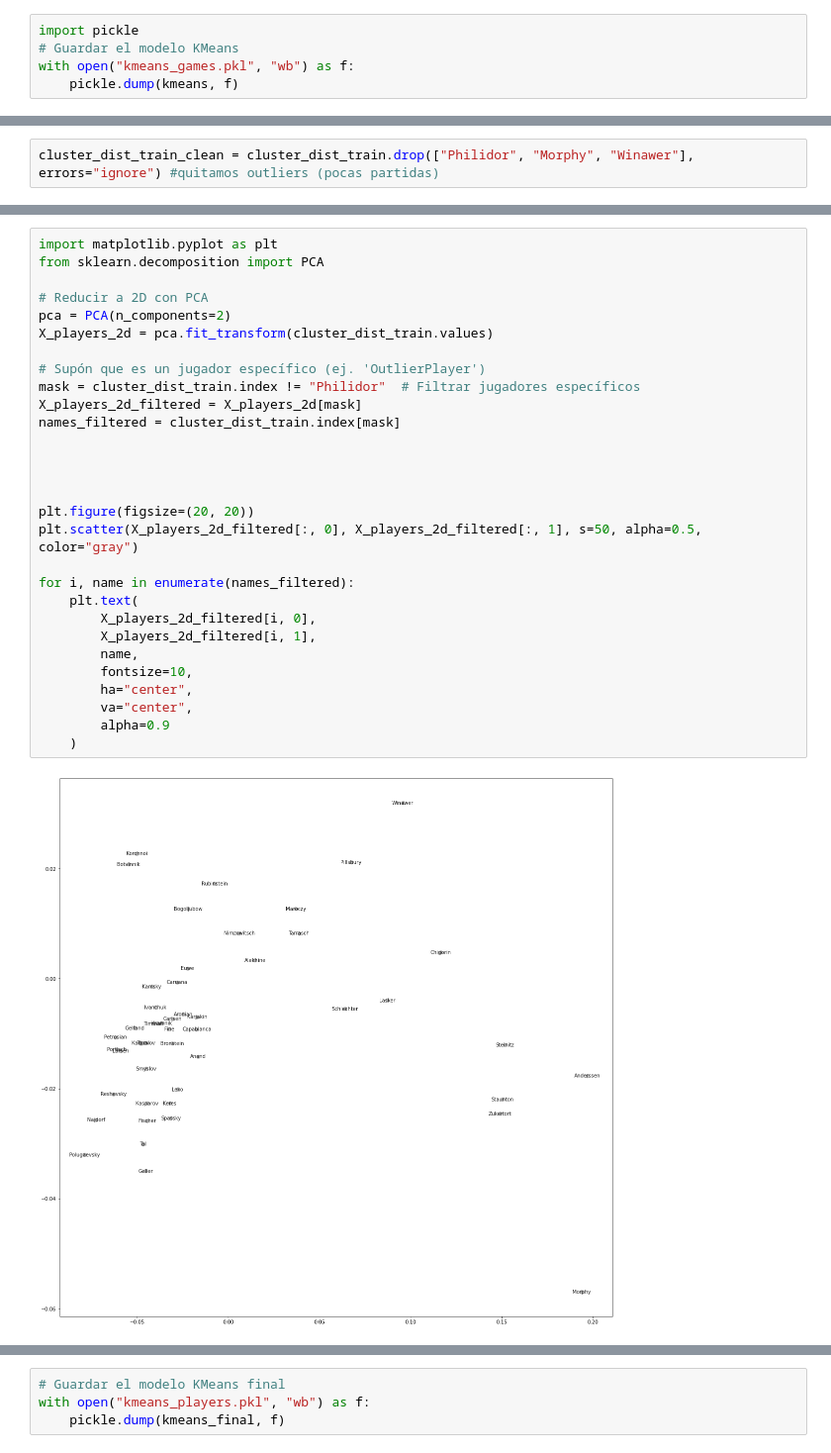
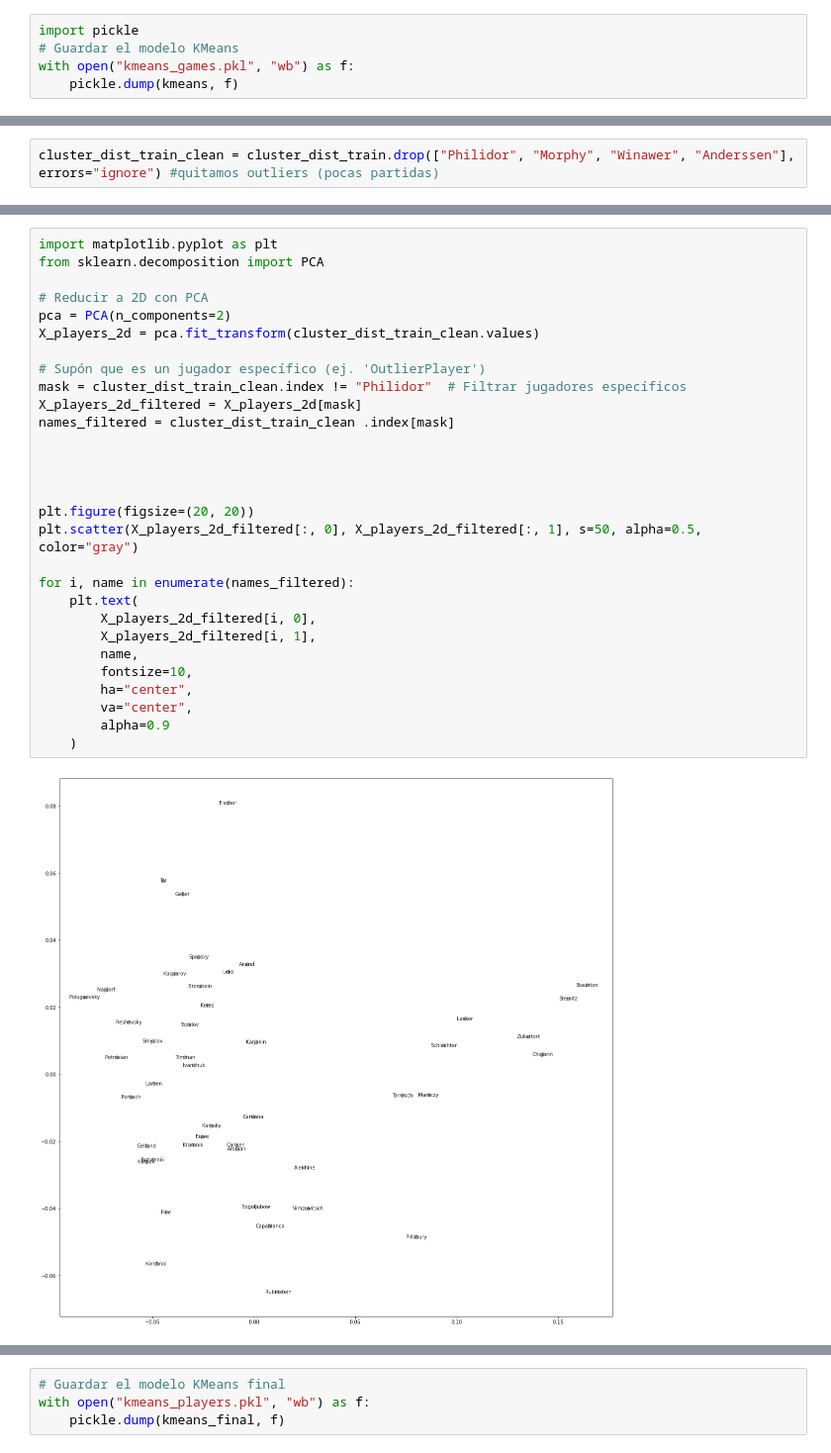
Before and after one commit to 212113114/ChessMatch-V2, a Jupyter notebook: clustering_gnn.ipynb, the cells around one changed output, grey strips where cells are left out. Shown at 99% size. Cells and saved outputs as stored; diff of their text form.

```diff
--- a/clustering_gnn.ipynb
+++ b/clustering_gnn.ipynb
@@ -355,5 +358,5 @@ Cluster 4:
 # %%
-cluster_dist_train_clean = cluster_dist_train.drop(["Philidor", "Morphy", "Winawer"], errors="ignore") #quitamos outliers (pocas partidas)
+cluster_dist_train_clean = cluster_dist_train.drop(["Philidor", "Morphy", "Winawer", "Anderssen"], errors="ignore") #quitamos outliers (pocas partidas)
 # %%
 from sklearn.cluster import KMeans
 import matplotlib.pyplot as plt
@@ -401,34 +404,34 @@ plt.show()
 # %%
 import matplotlib.pyplot as plt
 from sklearn.decomposition import PCA
 
 # Reducir a 2D con PCA
 pca = PCA(n_components=2)
-X_players_2d = pca.fit_transform(cluster_dist_train.values)
+X_players_2d = pca.fit_transform(cluster_dist_train_clean.values)
 
 # Supón que es un jugador específico (ej. 'OutlierPlayer')
-mask = cluster_dist_train.index != "Philidor"  # Filtrar jugadores específicos
+mask = cluster_dist_train_clean.index != "Philidor"  # Filtrar jugadores específicos
 X_players_2d_filtered = X_players_2d[mask]
-names_filtered = cluster_dist_train.index[mask]
+names_filtered = cluster_dist_train_clean .index[mask]
 
 
 
 
 plt.figure(figsize=(20, 20))
 plt.scatter(X_players_2d_filtered[:, 0], X_players_2d_filtered[:, 1], s=50, alpha=0.5, color="gray")
 
 for i, name in enumerate(names_filtered):
     plt.text(
         X_players_2d_filtered[i, 0],
         X_players_2d_filtered[i, 1],
         name,
         fontsize=10,
         ha="center",
         va="center",
         alpha=0.9
     )
 # %% [output]
-[figure, old version]
+[figure, new version]
 # %%
 from sklearn.cluster import KMeans
 
```
Also changed, not shown: parts of 18 cells of this notebook, 3 other files.
